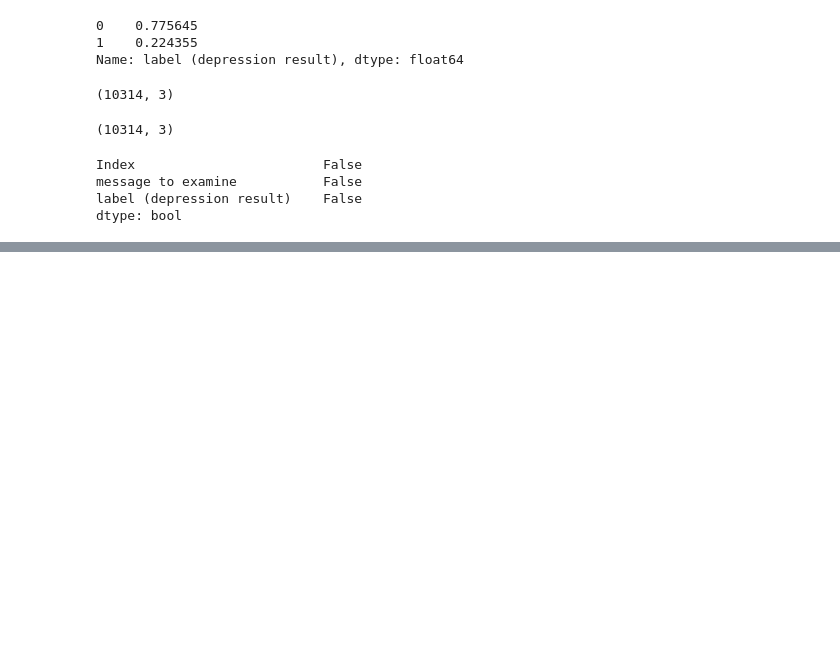
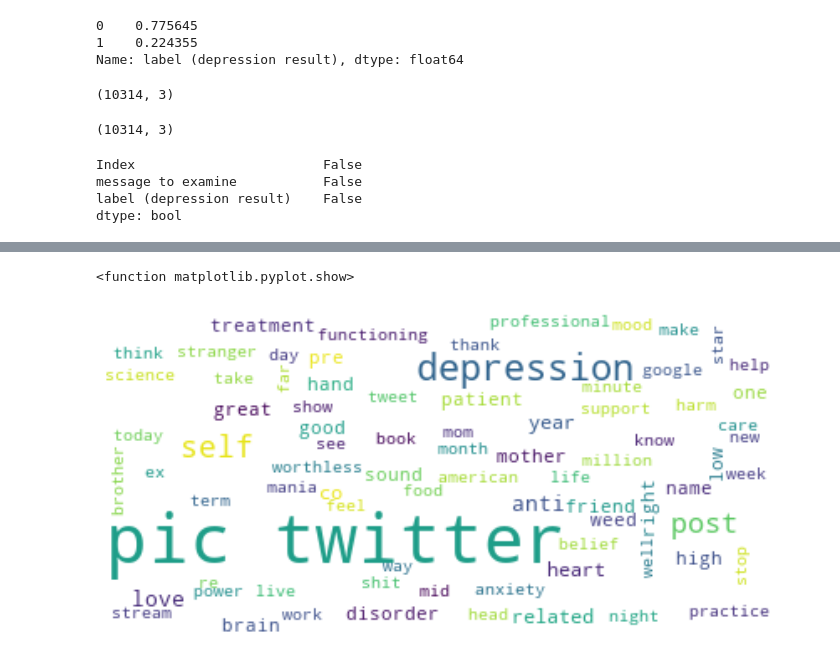
Before and after one commit to kstrickland680/DepressionSentimentalAnalysis, a Jupyter notebook: DepressionTweets.ipynb, the cells around one changed output, grey strips where cells are left out. Saved outputs shown, nothing was run; the diff lists cells and outputs as text; code cells hidden in the pictures; blank space fills up the shorter version.

```diff
--- a/DepressionTweets.ipynb
+++ b/DepressionTweets.ipynb
@@ -210,2 +149,0 @@ TypeError: unhashable type: 'list'
-# %%
-model.train(data, total_examples=model.corpus_count, epochs=10)
@@ -235,9 +149,0 @@ len(total_vocab)
-# %%
-glove = {}
-with open('glove.twitter.27B.50d.txt', 'rb') as f:
-    for line in f:
-        parts = line.split()
-        word = parts[0].decode('utf-8')
-        if word in total_vocab:
-            vector = np.array(parts[1:], dtype=np.float32)
-            glove[word] = vector
@@ -317,0 +150,5 @@ ImportError: Keras requires TensorFlow 2.2 or higher. Install TensorFlow via `pi
+# %%
+def stemming(tweet):
+  ps = PorterStemmer()
+  stemmed = [ps.stem(word) for word in tweet]
+  return stemmed
@@ -317,0 +209,3 @@ ImportError: Keras requires TensorFlow 2.2 or higher. Install TensorFlow via `pi
+# %%
+df = clean_and_tokenize(df, 'message to examine')
+df.head()
@@ -317,0 +219,23 @@ ImportError: Keras requires TensorFlow 2.2 or higher. Install TensorFlow via `pi
+# %%
+
+stop_words = stopwords.words('english')
+
+dep = df[df['label (depression result)'] == 1]
+dep.head()
+
+depressed_corpus = [item for sublist in dep['tokenized'] for item in sublist]
+filtered_depressed_corpus = [word for word in depressed_corpus if word not in stop_words]
+unique_depressed_corpus = set(filtered_depressed_corpus)
+unique_depressed_corpus = ' '.join(unique_depressed_corpus)
+wordcloud = WordCloud(max_words=80, background_color="white").generate(unique_depressed_corpus)
+
+#display the generated image:
+plt.figure(figsize = (12,8))
+plt.imshow(wordcloud, interpolation='bilinear')
+plt.axis("off")
+plt.show
+
+#wordcloud.to_file("img/depression.png")
+# %% [output]
+<function matplotlib.pyplot.show>
+[figure, added]
```
Also changed, not shown: parts of 80 cells of this notebook.
